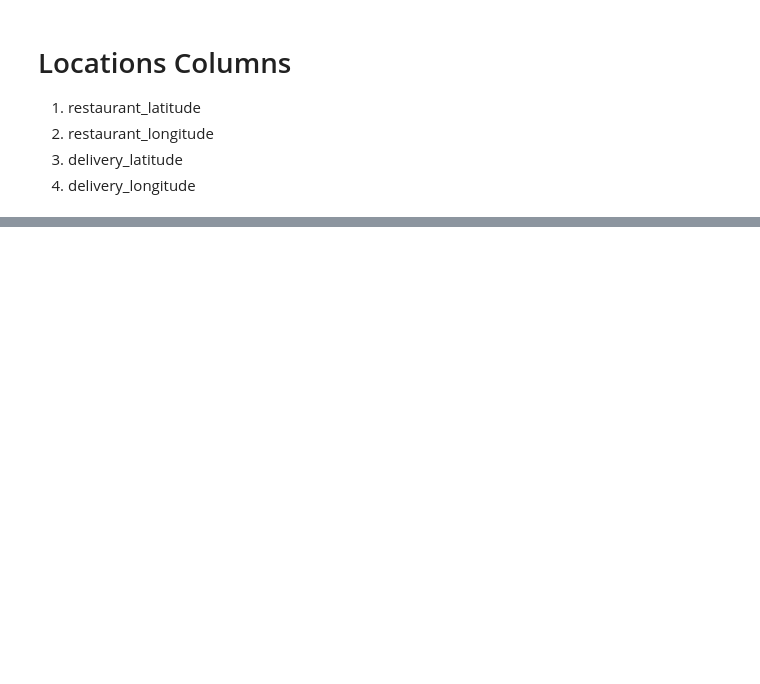
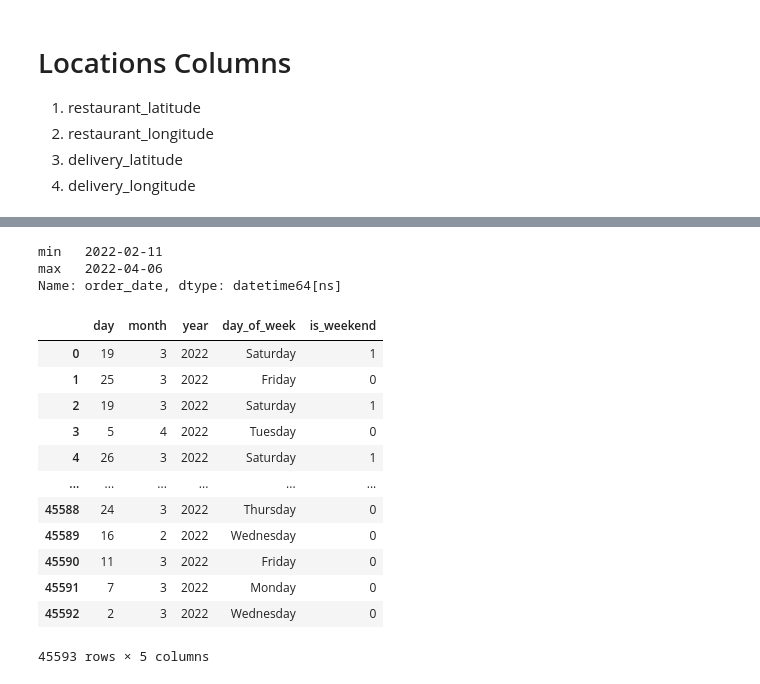
Before and after one commit to AvanindraBose/Urban-Eats-Food-Delivery-Time-Prediction, a Jupyter notebook: notebooks/Data-Cleaning.ipynb, the cells around one changed output, grey strips where cells are left out. Drawn from its saved outputs; the diff is of its cells as text; code cells hidden in the pictures; blank space fills up the shorter version.

Commit message:
Completed Phase 2 of Data Cleaning

```diff
--- a/notebooks/Data-Cleaning.ipynb
+++ b/notebooks/Data-Cleaning.ipynb
@@ -576,0 +808,38 @@ If data is problematic than fixing or removing is an option
+# %%
+order_date.agg(['min','max'])
+# %% [output]
+min   2022-02-11
+max   2022-04-06
+Name: order_date, dtype: datetime64[ns]
+# %%
+def extract_datetime_features(ser):
+    date_col = pd.to_datetime(ser,dayfirst=True)
+
+    return (
+        pd.DataFrame(
+            {
+                "day": date_col.dt.day,
+                "month": date_col.dt.month,
+                "year": date_col.dt.year,
+                "day_of_week": date_col.dt.day_name(),
+                "is_weekend": date_col.dt.day_name().isin(["Saturday","Sunday"]).astype(int)
+            }
+        ))
+# %%
+date_df = extract_datetime_features(df['order_date'])
+# %%
+date_df
+# %% [output]
+|  | day | month | year | day_of_week | is_weekend |
+| 0 | 19 | 3 | 2022 | Saturday | 1 |
+| 1 | 25 | 3 | 2022 | Friday | 0 |
+| 2 | 19 | 3 | 2022 | Saturday | 1 |
+| 3 | 5 | 4 | 2022 | Tuesday | 0 |
+| 4 | 26 | 3 | 2022 | Saturday | 1 |
+| ... | ... | ... | ... | ... | ... |
+| 45588 | 24 | 3 | 2022 | Thursday | 0 |
+| 45589 | 16 | 2 | 2022 | Wednesday | 0 |
+| 45590 | 11 | 3 | 2022 | Friday | 0 |
+| 45591 | 7 | 3 | 2022 | Monday | 0 |
+| 45592 | 2 | 3 | 2022 | Wednesday | 0 |
+45593 rows × 5 columns
```
Also changed, not shown: parts of 94 cells of this notebook.
